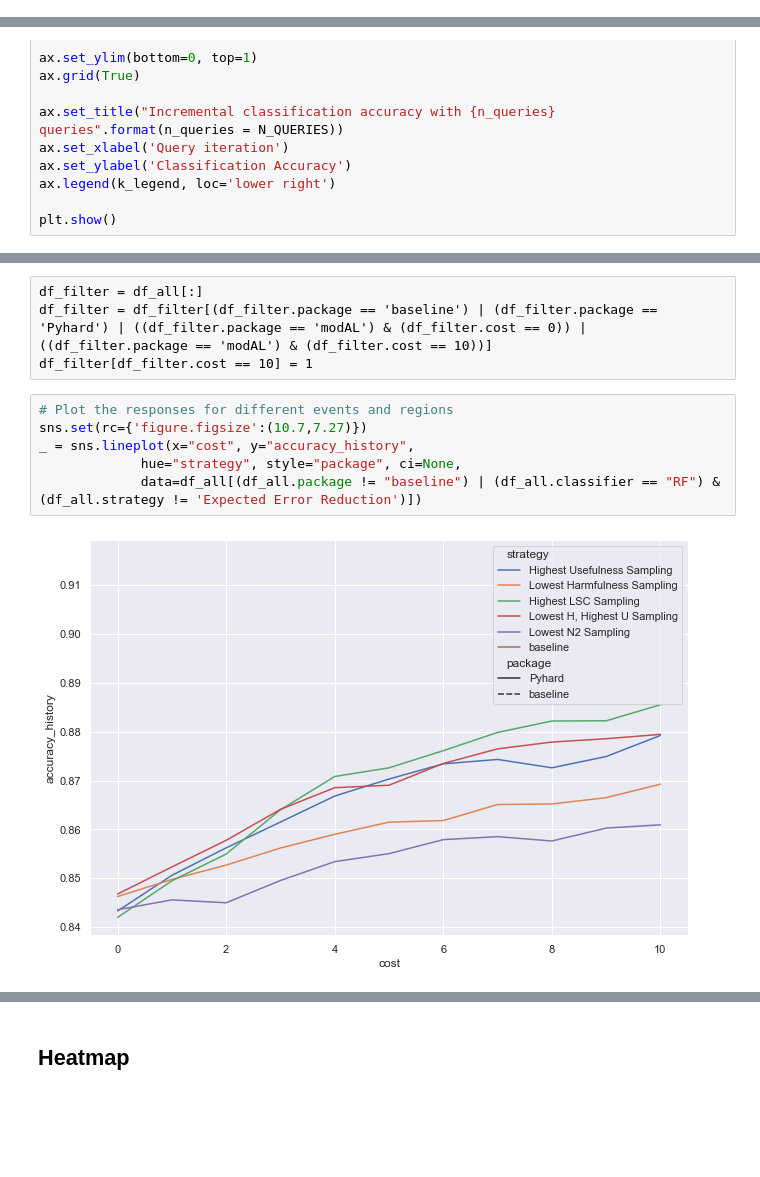
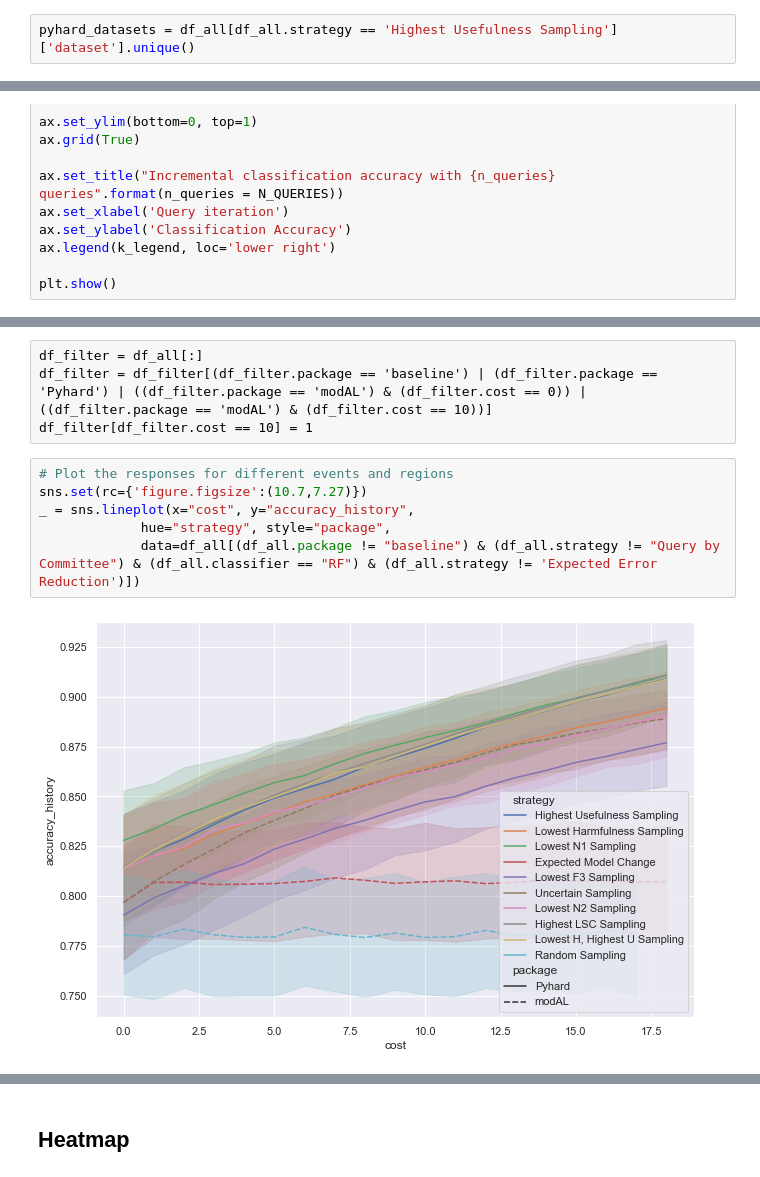
Before and after one commit to ahmoura/active_learning, a Jupyter notebook: ALIH/visualization/Viz output.ipynb, the cells around one changed output, grey strips where cells are left out. Saved outputs shown, nothing was run; the diff lists cells and outputs as text; blank space fills up the shorter version.

Commit message:
pequenas alteracoes na visualização e helpers de metadata

```diff
--- a/ALIH/visualization/Viz output.ipynb
+++ b/ALIH/visualization/Viz output.ipynb
@@ -37,0 +34,2 @@ df_all = df_all[df_all.dataset.isin(pyhard_datasets)]
+# %%
+pyhard_datasets = df_all[df_all.strategy == 'Highest Usefulness Sampling']['dataset'].unique()
@@ -193,12 +191,12 @@ _ = sns.lineplot(x="cost", y="accuracy_history",
-# %% [raw]
-df_filter = df_all[:]
-df_filter = df_filter[(df_filter.package == 'baseline') | (df_filter.package == 'Pyhard') | ((df_filter.package == 'modAL') & (df_filter.cost == 0)) | ((df_filter.package == 'modAL') & (df_filter.cost == 10))]
-df_filter[df_filter.cost == 10] = 1
+# %% [raw]
+df_filter = df_all[:]
+df_filter = df_filter[(df_filter.package == 'baseline') | (df_filter.package == 'Pyhard') | ((df_filter.package == 'modAL') & (df_filter.cost == 0)) | ((df_filter.package == 'modAL') & (df_filter.cost == 10))]
+df_filter[df_filter.cost == 10] = 1
 # %%
 # Plot the responses for different events and regions
 sns.set(rc={'figure.figsize':(10.7,7.27)})
 _ = sns.lineplot(x="cost", y="accuracy_history",
-             hue="strategy", style="package", ci=None,
-             data=df_all[(df_all.package != "baseline") | (df_all.classifier == "RF") & (df_all.strategy != 'Expected Error Reduction')])
+             hue="strategy", style="package",
+             data=df_all[(df_all.package != "baseline") & (df_all.strategy != "Query by Committee") & (df_all.classifier == "RF") & (df_all.strategy != 'Expected Error Reduction')])
 # %% [output]
-[figure, old version]
+[figure, new version]
```
Also changed, not shown: parts of 17 cells of this notebook.
